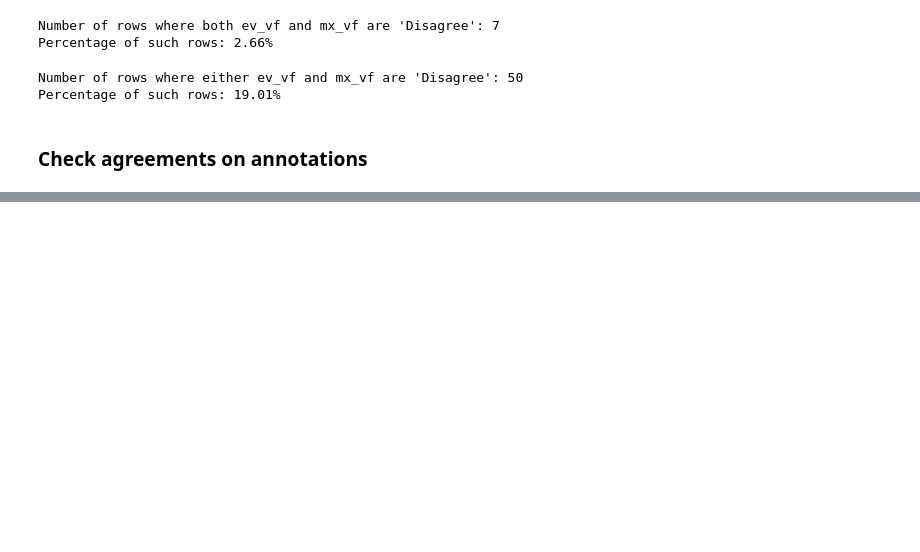
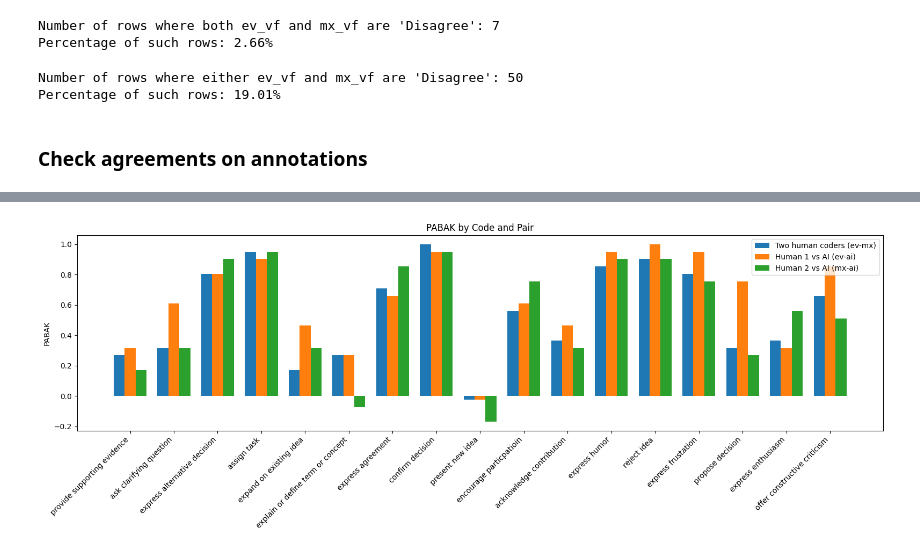
Before and after one commit to eveyhuang/gemini_data_analysis, a Jupyter notebook: sampling/verify_ev.ipynb, the cells around one changed output, grey strips where cells are left out. Cells and saved outputs as stored; diff of their text form; code cells hidden in the pictures; blank space fills up the shorter version.

```diff
--- a/sampling/verify_ev.ipynb
+++ b/sampling/verify_ev.ipynb
@@ -451,0 +690,20 @@ print(ai_ann_df.head())
+# %%
+mxgm_pabak = {}
+
+for code in all_codes:
+    y_mx = []
+    y_gm = []
+    for id_ in all_ids:
+        # For each coder, does this id have this code?
+        mx_has = ((filtered_ann_df['id'] == id_) & (filtered_ann_df['coder'] == 'mx') & (filtered_ann_df['code'] == code)).any()
+        gm_has = ((filtered_ann_df['id'] == id_) & (filtered_ann_df['coder'] == 'gemini') & (filtered_ann_df['code'] == code)).any()
+        y_mx.append(int(mx_has))
+        y_gm.append(int(gm_has))
+    # Now y_ev and y_mx are binary vectors for this code
+    cm = confusion_matrix(y_mx, y_gm, labels=[0,1])
+    bi, pi, pabak, k = pabak_from_confmat(cm)
+    mxgm_pabak[code] = [bi, pi, pabak, k]
+
+for code, values in mxgm_pabak.items():
+    print(f"PABAK for code '{code}': {values[2]:.3f}")
+    print(f"K for code '{code}': {values[3]:.3f}")
@@ -451,0 +809,29 @@ print(ai_ann_df.head())
+# %%
+import numpy as np
+
+import matplotlib.pyplot as plt
+
+# Prepare data
+codes = pabak_table['Code']
+ev_mx = pabak_table['ev-mx']
+ev_ai = pabak_table['ev-ai']
+mx_ai = pabak_table['mx-ai']
+
+x = np.arange(len(codes))
+width = 0.25
+
+fig, ax = plt.subplots(figsize=(16, 6))
+
+bar1 = ax.bar(x - width, ev_mx, width, label='Two human coders (ev-mx)')
+bar2 = ax.bar(x, ev_ai, width, label='Human 1 vs AI (ev-ai)')
+bar3 = ax.bar(x + width, mx_ai, width, label='Human 2 vs AI (mx-ai)')
+
+ax.set_xticks(x)
+ax.set_xticklabels(codes, rotation=45, ha='right')
+ax.set_ylabel('PABAK')
+ax.set_title('PABAK by Code and Pair')
+ax.legend()
+plt.tight_layout()
+plt.show()
+# %% [output]
+[figure, added]
```
Also changed, not shown: parts of 37 cells of this notebook, 7 other files.
